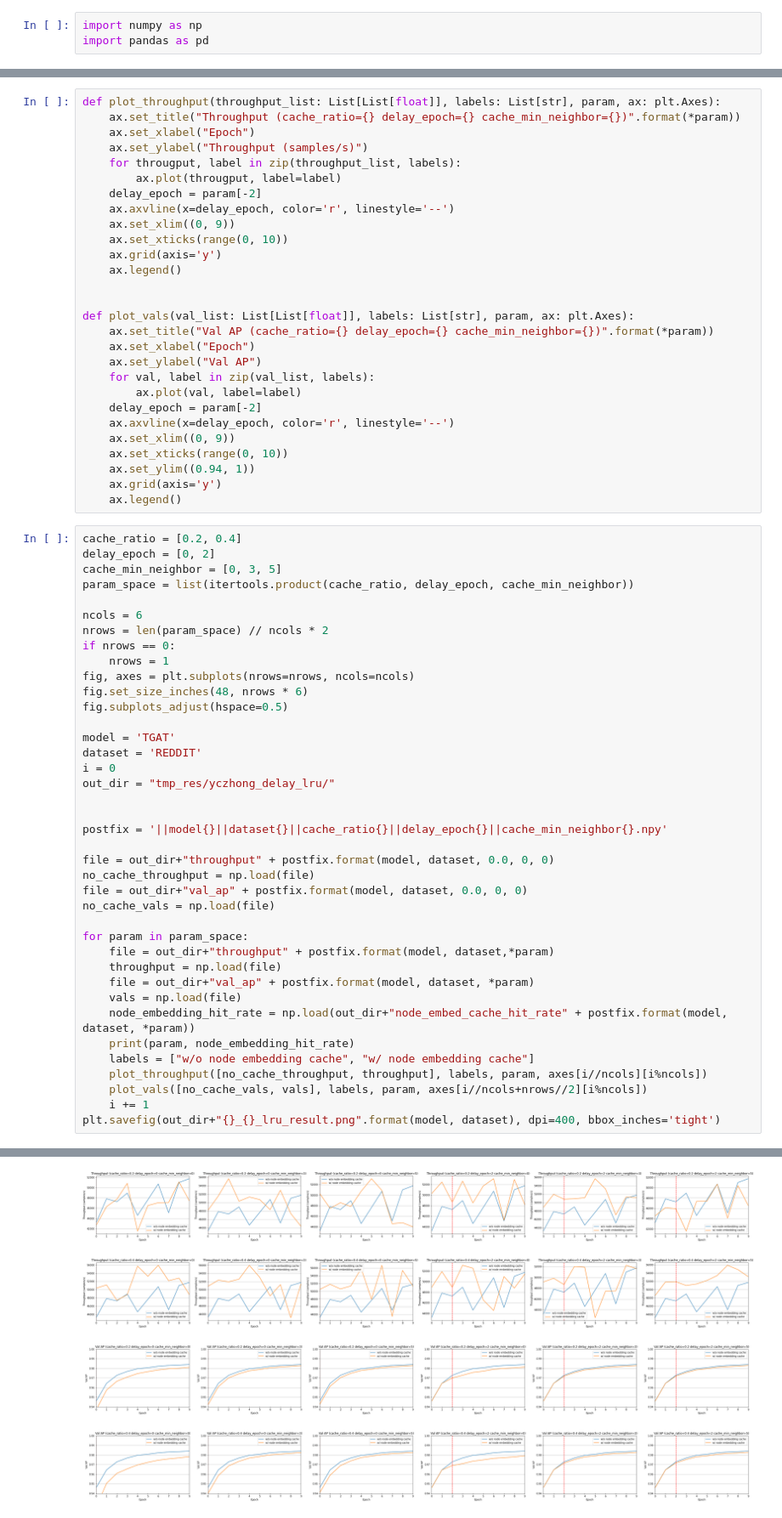
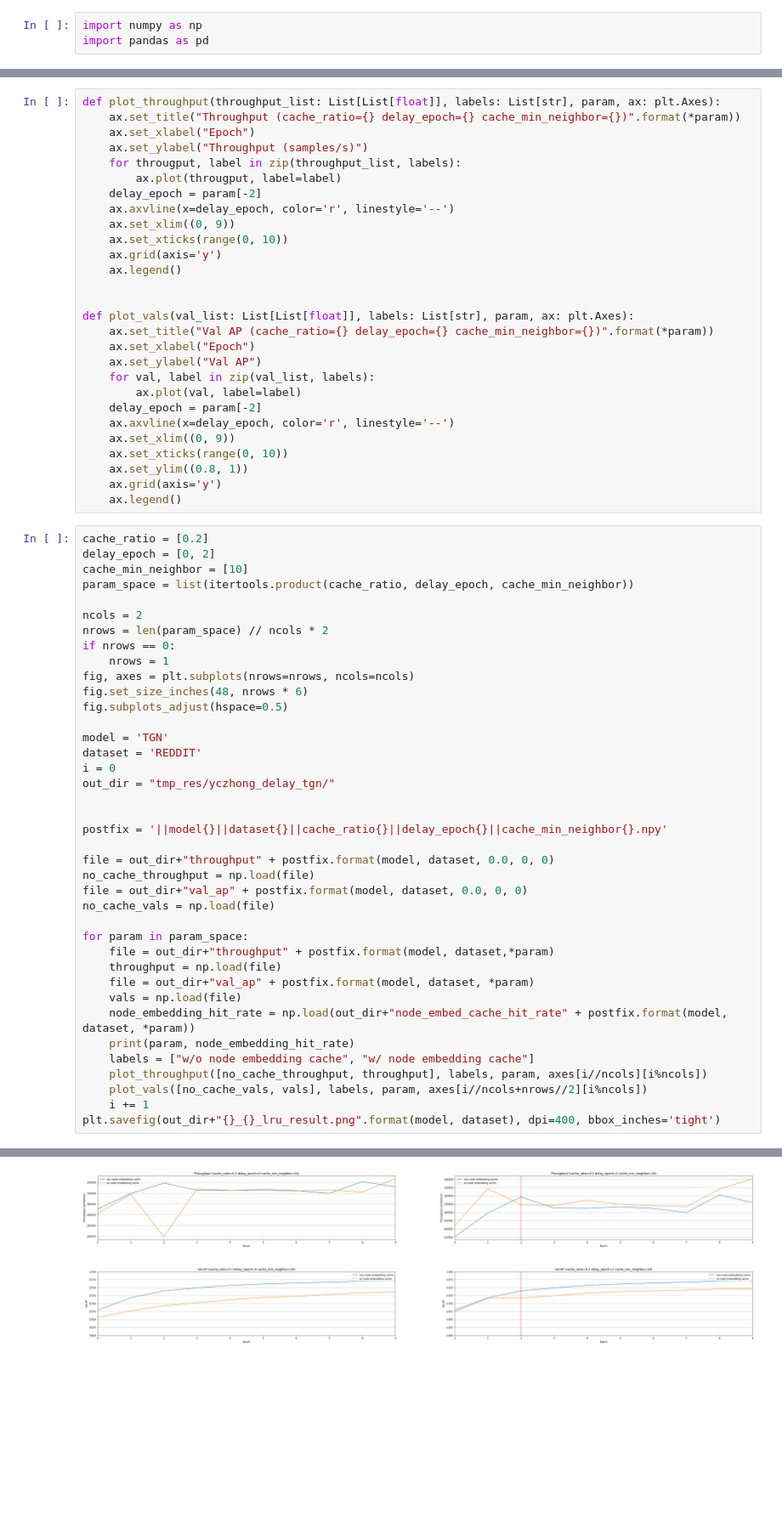
Before and after one commit to jasperzhong/GNNFlow, a Jupyter notebook: scripts/plot.ipynb, the cells around one changed output, grey strips where cells are left out. Shown at 85% size. Drawn from its saved outputs; the diff is of its cells as text; blank space fills up the shorter version.

```diff
--- a/scripts/plot.ipynb
+++ b/scripts/plot.ipynb
@@ -33,16 +32,16 @@ def plot_vals(val_list: List[List[float]], labels: List[str], param, ax: plt.Axe
     ax.axvline(x=delay_epoch, color='r', linestyle='--')
     ax.set_xlim((0, 9))
     ax.set_xticks(range(0, 10))
-    ax.set_ylim((0.94, 1))
+    ax.set_ylim((0.8, 1))
     ax.grid(axis='y')
     ax.legend()
 # %%
-cache_ratio = [0.2, 0.4]
+cache_ratio = [0.2]
 delay_epoch = [0, 2]
-cache_min_neighbor = [0, 3, 5]
+cache_min_neighbor = [10]
 param_space = list(itertools.product(cache_ratio, delay_epoch, cache_min_neighbor))
 
-ncols = 6
+ncols = 2
 nrows = len(param_space) // ncols * 2
 if nrows == 0:
     nrows = 1
@@ -50,10 +49,10 @@ fig, axes = plt.subplots(nrows=nrows, ncols=ncols)
 fig.set_size_inches(48, nrows * 6)
 fig.subplots_adjust(hspace=0.5)
 
-model = 'TGAT'
+model = 'TGN'
 dataset = 'REDDIT'
 i = 0
-out_dir = "tmp_res/yczhong_delay_lru/"
+out_dir = "tmp_res/yczhong_delay_tgn/"
 
 
 postfix = '||model{}||dataset{}||cache_ratio{}||delay_epoch{}||cache_min_neighbor{}.npy'
@@ -91,4 +80,4 @@ plt.savefig(out_dir+"{}_{}_lru_result.png".format(model, dataset), dpi=400, bbox
-[figure, old version]
+[figure, new version]
 # %%
 cache_ratio = [0.2, 0.4]
 delay_epoch = [0, 2]
```
Also changed, not shown: parts of 9 cells of this notebook, 2 other files.
